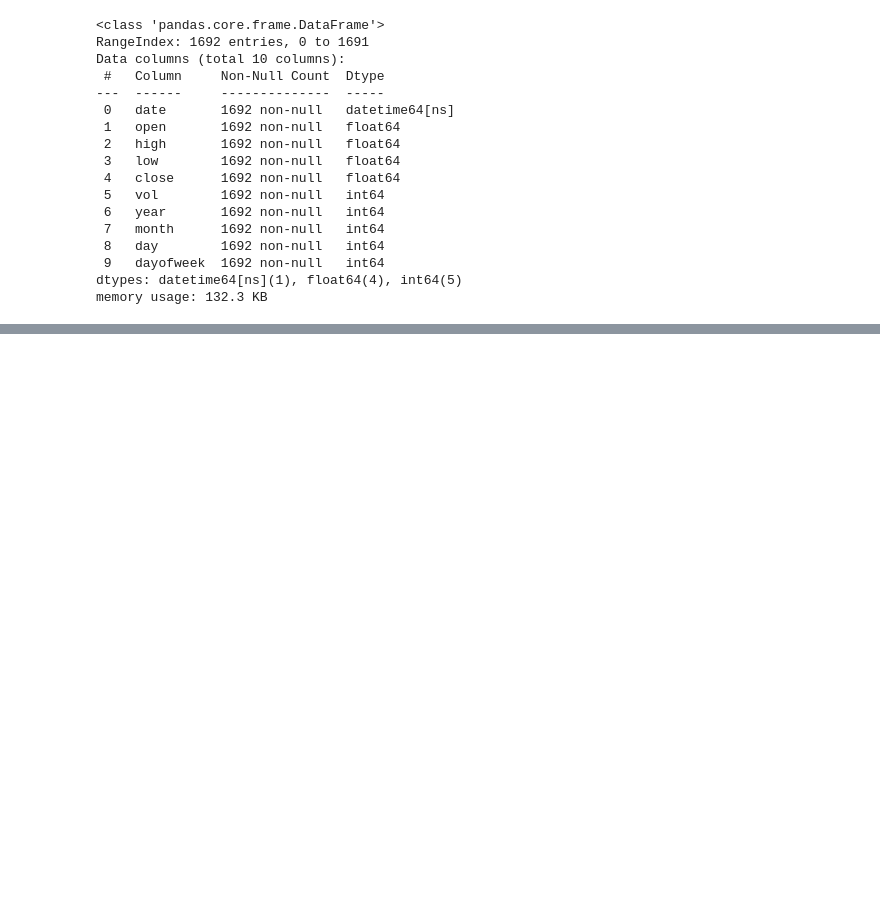
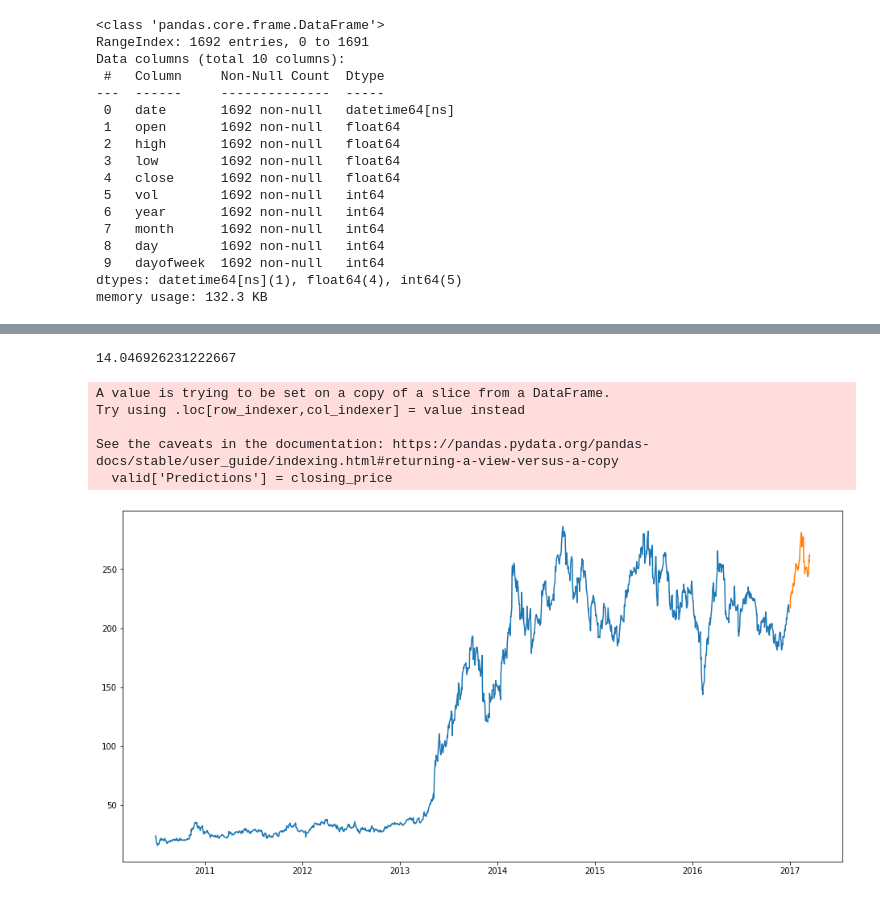
Before and after one commit to jafar-shodiq/mlearning-proj, a Jupyter notebook: stock-tesla-regression.ipynb, the cells around one changed output, grey strips where cells are left out. Saved outputs shown, nothing was run; the diff lists cells and outputs as text; code cells hidden in the pictures; blank space fills up the shorter version.

```diff
--- a/stock-tesla-regression.ipynb
+++ b/stock-tesla-regression.ipynb
@@ -309,0 +429,35 @@ df[['open', 'high', 'low', 'close', 'vol']]
+# %%
+# Predicting 246 values, using past 60 from the train data
+inputs = new_data[len(new_data) - len(valid) - 60:].values
+inputs = inputs.reshape(-1,1)
+inputs  = scaler.transform(inputs)
+# %%
+X_test = []
+for i in range(60,inputs.shape[0]):
+    X_test.append(inputs[i-60:i,0])
+X_test = np.array(X_test)
+# %%
+X_test = np.reshape(X_test, (X_test.shape[0],X_test.shape[1],1))
+closing_price = model.predict(X_test)
+closing_price = scaler.inverse_transform(closing_price)
+# %%
+rms=np.sqrt(np.mean(np.power((valid-closing_price),2)))
+rms
+# %% [output]
+14.046926231222667
+# %%
+train = new_data[:1640]
+valid = new_data[1640:]
+valid['Predictions'] = closing_price
+# %% [output]
+A value is trying to be set on a copy of a slice from a DataFrame.
+Try using .loc[row_indexer,col_indexer] = value instead
+
+See the caveats in the documentation: https://pandas.pydata.org/pandas-docs/stable/user_guide/indexing.html#returning-a-view-versus-a-copy
+  valid['Predictions'] = closing_price
+# %%
+plt.figure(figsize=(16,8))
+plt.plot(train['close'])
+plt.plot(valid[['close']]);
+# %% [output]
+[figure, added]
```
Also changed, not shown: parts of 24 cells of this notebook.
